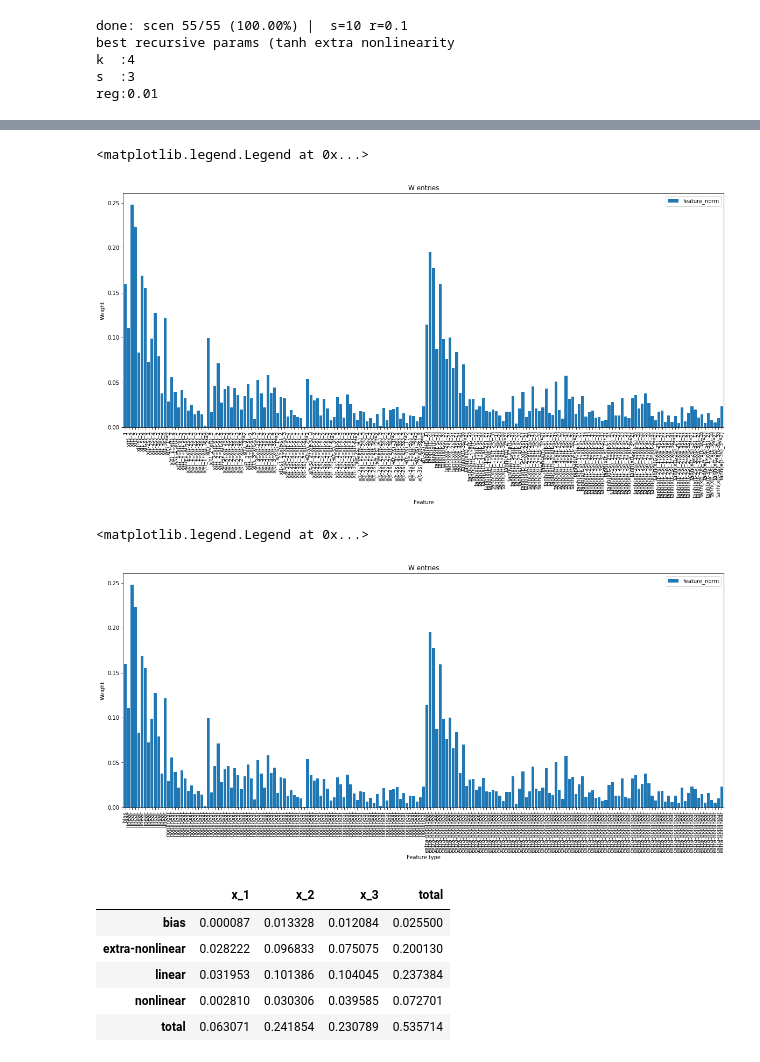
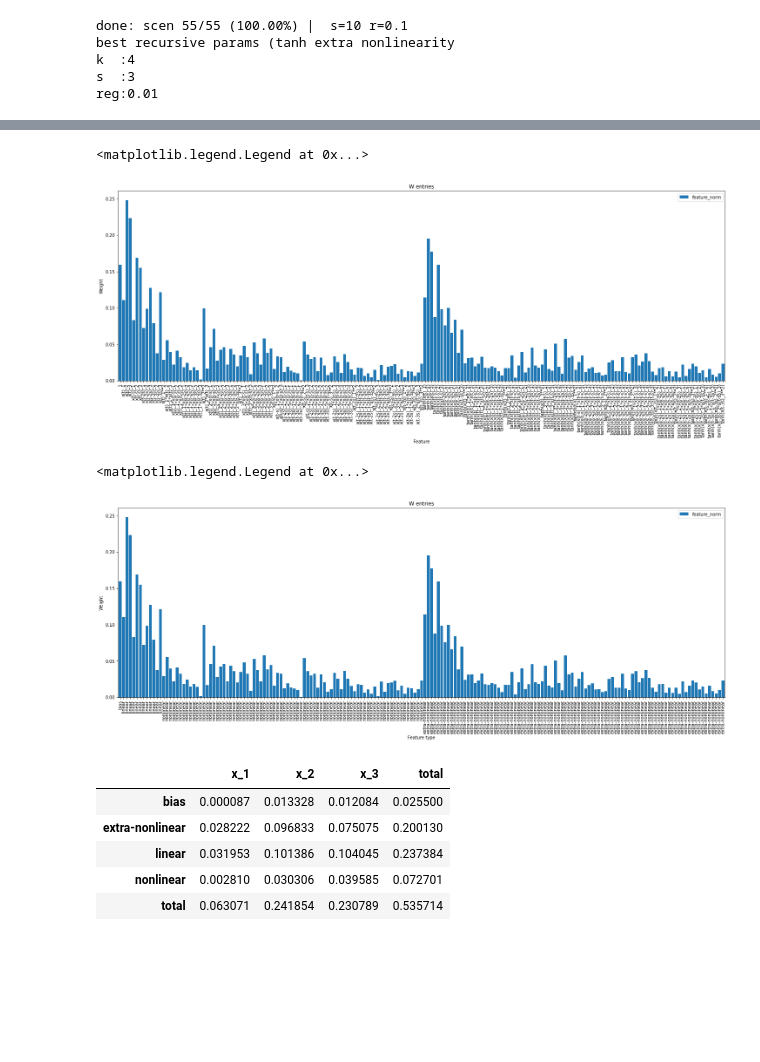
Before and after one commit to samuelhocking/chaotic-ml, a Jupyter notebook: NVAR-Wout-exploration.ipynb, the cells around one changed output, grey strips where cells are left out. Saved outputs shown, nothing was run; the diff lists cells and outputs as text; code cells hidden in the pictures; blank space fills up the shorter version.

```diff
--- a/NVAR-Wout-exploration.ipynb
+++ b/NVAR-Wout-exploration.ipynb
@@ -561,21 +559,21 @@ extra_nl_df_combined['feature_type'] = extra_nl_symb_state[:,1]
 # %%
 ax = extra_nl_df_combined.plot(
     kind='bar',
-    figsize=(20,8),
+    figsize=(25,8),
     xlabel='Feature',
     ylabel='Weight',
     title='W entries',
     width=0.85
     )
 ax.set_xticklabels(extra_nl_df_combined['feature'])
 ax.legend()
 # %% [output]
 <matplotlib.legend.Legend at 0x...>
-[figure, old version]
+[figure, new version]
 # %%
 ax = extra_nl_df_combined.plot(
     kind='bar',
-    figsize=(20,8),
+    figsize=(25,8),
     xlabel='Feature type',
     ylabel='Weight',
     title='W entries',
@@ -585,7 +583,7 @@ ax.set_xticklabels(extra_nl_df_combined['feature_type'])
 ax.legend()
 # %% [output]
 <matplotlib.legend.Legend at 0x...>
-[figure, old version]
+[figure, new version]
 # %%
 get_norm_df(extra_nl_symb_state, extra_nl_model)
 # %% [output]
```
Also changed, not shown: parts of 6 cells of this notebook.
